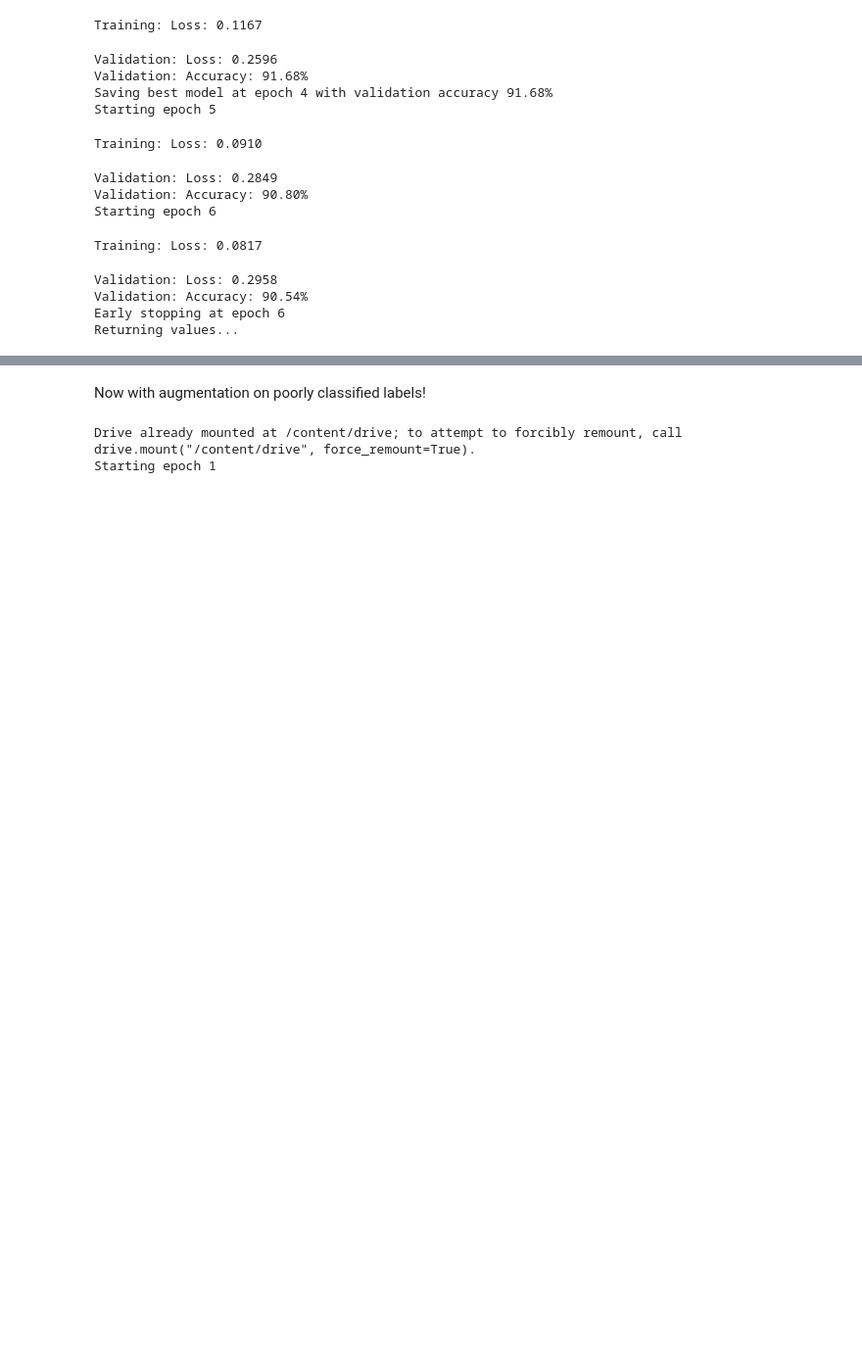
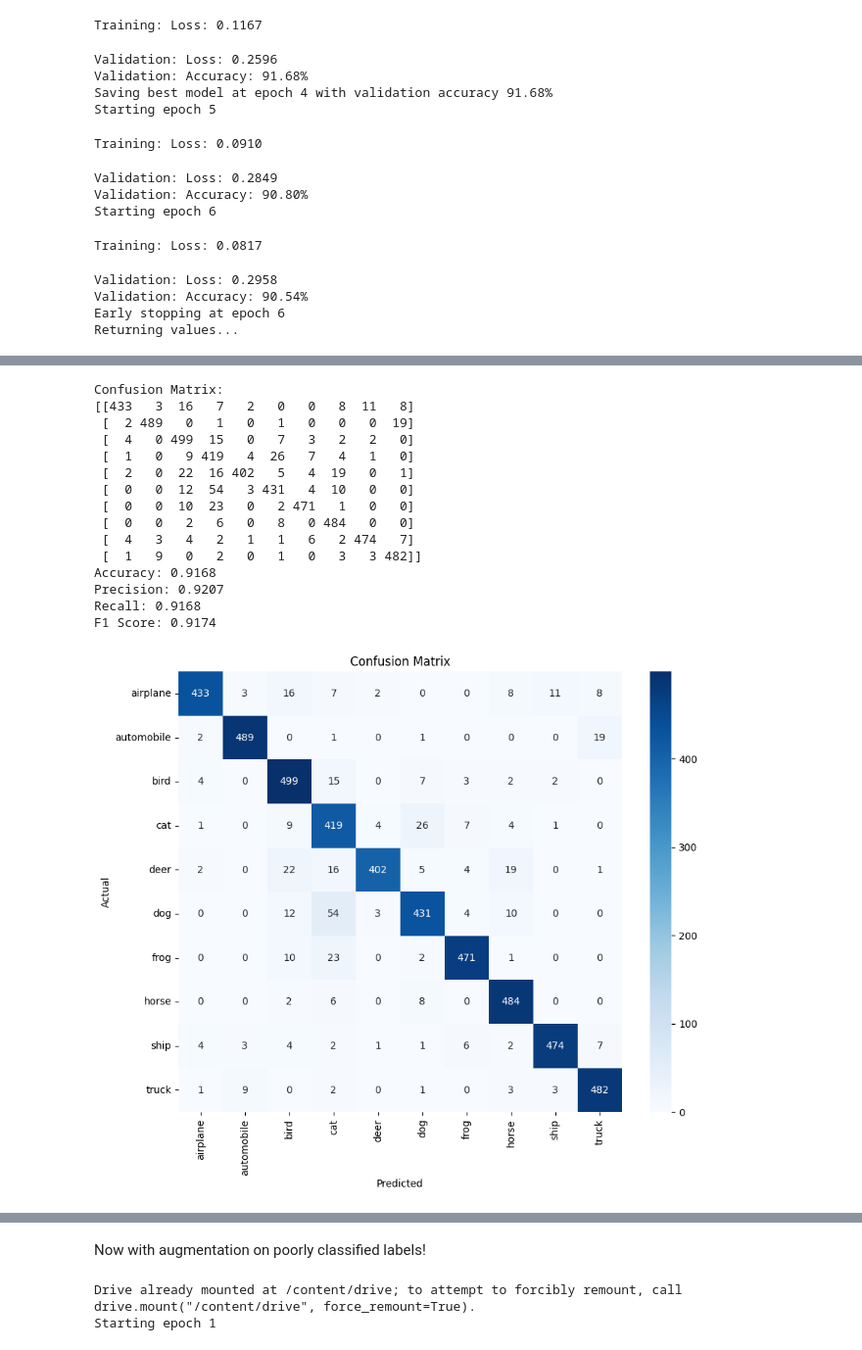
Before and after one commit to slinusc/Artificial_Intelligence_Course_NTUT, a Jupyter notebook: ResNet50_.ipynb, the cells around one changed output, grey strips where cells are left out. Shown: that part at 98% size. Drawn from its saved outputs; the diff is of its cells as text; code cells hidden in the pictures; blank space fills up the shorter version.

```diff
--- a/ResNet50_.ipynb
+++ b/ResNet50_.ipynb
@@ -68,7 +68,7 @@ class CIFAR10Dataset(Dataset):
         image = Image.fromarray(image)
 
         # Apply specific transformations for labels 2, 3, 5, and 7
-        if label in [2, 3, 5, 7] and self.transform:
+        if label in [0, 3, 4, 5] and self.transform:
             image = self.transform(image)
         elif self.transform:
             image = self.transform(image)
@@ -395,0 +336,43 @@ F1 Score: 0.9147
+# %%
+# Define class names based on the extracted labels
+class_names = [
+    "airplane",
+    "automobile",
+    "bird",
+    "cat",
+    "deer",
+    "dog",
+    "frog",
+    "horse",
+    "ship",
+    "truck"
+]
+
+# Test the model and display confusion matrix and metrics
+testloader = DataLoader(valid_subset, batch_size=128, shuffle=False, num_workers=4)
+device = torch.device("cuda" if torch.cuda.is_available() else "cpu")
+
+# load our trained model
+model_save_path = '/'.join(data_path.split('/')[:-3]) + "/resnet_model_no_aug.pkl"
+with open(model_save_path, 'rb') as f:
+    model = pickle.load(f)
+
+model.to(device)
+misclassified_images, misclassified_labels, misclassified_preds = test_model_with_confusion_matrix(model, testloader)
+# %% [output]
+Confusion Matrix:
+[[433   3  16   7   2   0   0   8  11   8]
+ [  2 489   0   1   0   1   0   0   0  19]
+ [  4   0 499  15   0   7   3   2   2   0]
+ [  1   0   9 419   4  26   7   4   1   0]
+ [  2   0  22  16 402   5   4  19   0   1]
+ [  0   0  12  54   3 431   4  10   0   0]
+ [  0   0  10  23   0   2 471   1   0   0]
+ [  0   0   2   6   0   8   0 484   0   0]
+ [  4   3   4   2   1   1   6   2 474   7]
+ [  1   9   0   2   0   1   0   3   3 482]]
+Accuracy: 0.9168
+Precision: 0.9207
+Recall: 0.9168
+F1 Score: 0.9174
+[figure, added]
```
Also changed, not shown: parts of 7 cells of this notebook.
